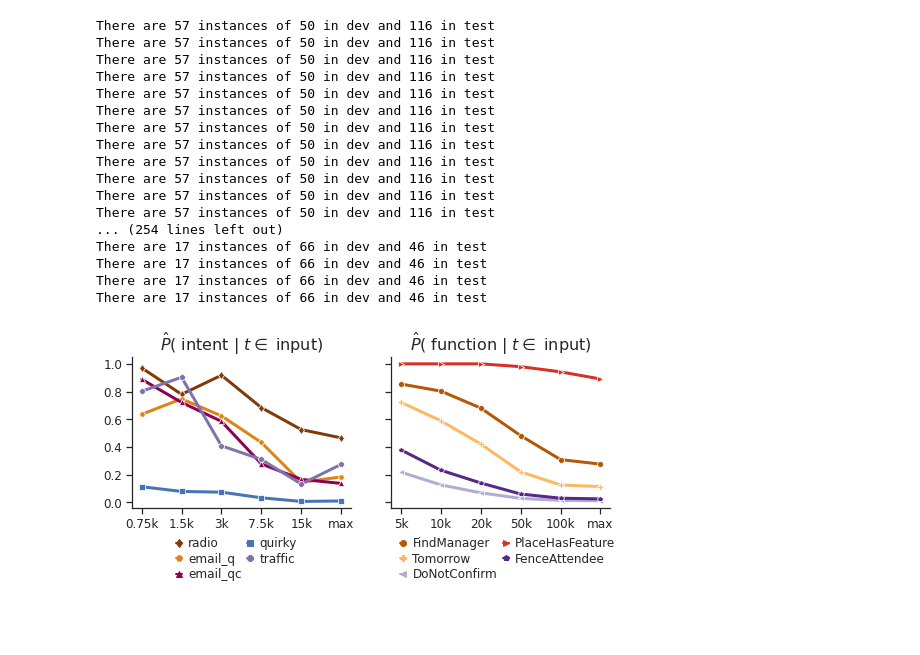
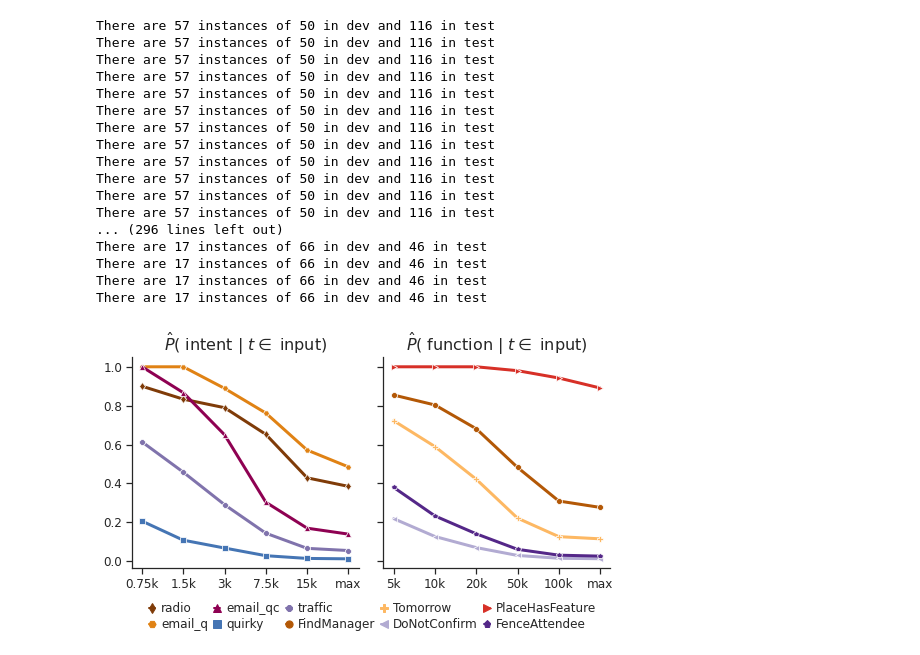
Before and after one commit to esteng/calibration_miso, a Jupyter notebook: intent/analysis.ipynb, the cells around one changed output. Saved outputs shown, nothing was run; the diff lists cells and outputs as text; code cells hidden in the pictures; blank space fills up the shorter version.

Commit message:
removing extraneous scripts and cleaning up test

```diff
--- a/intent/analysis.ipynb
+++ b/intent/analysis.ipynb
@@ -81,8 +83,11 @@ for fxn in [50, 15, 16, 27, 66]:
     # for seed in [12]:
         for fxn_split in [15, 30, 75]:
             for split in ["750", "1500", "3000", "7500", "15000", "18000"]:
-                data_prob, __ = get_data_prob(fxn, "/home/estengel/incremental-function-learning/intent/data/nlu_eval_data/", n_data = int(split), n_intent = fxn_split)
-                model_prob = get_model_prob(fxn, f"//brtx/603-nvme1/estengel/intent_fixed_test/intent/{fxn}/{seed}_seed/{split}_{fxn_split}/")
+                try:
+                    data_prob, __ = get_data_prob(fxn, "/home/estengel/incremental-function-learning/intent/data/nlu_eval_data/", n_data = int(split), n_intent = fxn_split)
+                    model_prob = get_model_prob(fxn, f"//brtx/606-nvme1/estengel/intent_fixed_test/intent_no_shuffle/{fxn}/{seed}_seed/{split}_{fxn_split}/")
+                except FileNotFoundError:
+                    print(f"//brtx/606-nvme1/estengel/intent_fixed_test/intent_no_shuffle/{fxn}/{seed}_seed/{split}_{fxn_split}/")
 
                 df = df.append({"function": num_to_name[fxn], "examples": fxn_split, "seed": seed, "split": split, "prob": data_prob, "type": "data"}, ignore_index=True)
                 df = df.append({"function": num_to_name[fxn], "examples": fxn_split, "seed": seed, "split": split, "prob": model_prob, "type": "model"}, ignore_index=True)
@@ -99,7 +104,7 @@ There are 57 instances of 50 in dev and 116 in test
 There are 57 instances of 50 in dev and 116 in test
 There are 57 instances of 50 in dev and 116 in test
 There are 57 instances of 50 in dev and 116 in test
-... (254 lines left out)
+... (296 lines left out)
 There are 17 instances of 66 in dev and 46 in test
 There are 17 instances of 66 in dev and 46 in test
 There are 17 instances of 66 in dev and 46 in test
@@ -238,7 +243,7 @@ for fxn, path, triggers in fxn_list:
 # %%
 from matplotlib.legend_handler import HandlerLine2D
 
-fig, ax = plt.subplots(1, 2, figsize=(7.5, 4.0), sharey=True, sharex=False)
+fig, ax = plt.subplots(1, 2, figsize=(6.5, 3.5), sharey=True, sharex=False)
 
 sns.set(context='paper')
 sns.set(font_scale = 1.09)
@@ -267,6 +272,7 @@ sns.lineplot(data=sub_df,
              dashes=False,
              markers=marker_lookup,
              linewidth=3,
+             size=5,
              palette = color_mapping,
              ax = ax[0])
 sns.despine()
@@ -275,34 +281,50 @@ ax[0].set_title(r"$\hat{P}($ intent | $t \in$ input$)$", fontsize=16)
 ax[0].set_ylabel("")
 ax[0].set_xlabel("")
 
-ax[0].legend(**legend_kws_intent)
+# ax[0].legend(**legend_kws_intent)
+ax[0].get_legend().remove()
 ax[0].set_xticklabels(['0.75k', '1.5k', '3k', '7.5k', '15k', 'max'])
 
 sub_calflow_df = calflow_df[calflow_df['examples'] == 100]
 sub_calflow_df = sub_calflow_df[sub_calflow_df['type'] == 'data']
 
 legend_kws_calflow = dict(ncol=2, borderpad=0.0, labelspacing=0.2, columnspacing=0.5, handlelength=0.5,
                 bbox_to_anchor=(1.05, -0.15), loc=1, handletextpad=0.5, handler_map=handler_map, frameon=False)
 
 sns.lineplot(data=sub_calflow_df,
              x="train",
              y="prob",
              hue="fxn",
              style="fxn",
              dashes=False,
              markers=marker_lookup,
              linewidth=3,
+             size=5,
              palette = color_mapping,
              ax = ax[1])
 sns.despine()
 ax[1].set_title(r"$\hat{P}($ function | $t\in$ input$)$", fontsize=16)
 # ax[1].set_xlabel("Total train")
 ax[1].set_xlabel("")
-ax[1].legend(**legend_kws_calflow)
+ax[1].get_legend().remove()
 ax[1].set_ylabel("")
 ax[1].set_xticklabels(['5k', '10k', '20k', '50k', '100k', 'max'])
 
+lines1, handles1 = ax[0].get_legend_handles_labels()
+lines2, handles2 = ax[1].get_legend_handles_labels()
+
+lines_and_handles = zip(lines1, handles1)
+lines_and_handles = [x for x in lines_and_handles if x[1] != 'Overall']
+lines1, handles1 = [list(x) for x in zip(*lines_and_handles)]
+
+lines = lines1+lines2
+handles = handles1 + handles2
+
+
+legend_kws = dict(ncol=5, frameon=False, borderpad=0.0, labelspacing=0.2, columnspacing=0.5, handlelength=0.5, markerscale=1.2,
+                bbox_to_anchor=(0.95, 0.03), loc=1, handletextpad=0.5, handler_map=handler_map)
+plt.figlegend(lines, handles, **legend_kws)
 plt.tight_layout()
 plt.savefig("/home/estengel/papers/incremental_function_learning/figures/for_paper/prob_data.pdf")
 # %% [output]
-[figure, old version]
+[figure, new version]
```
Also changed, not shown: parts of 1 cell of this notebook, 17 other files.
